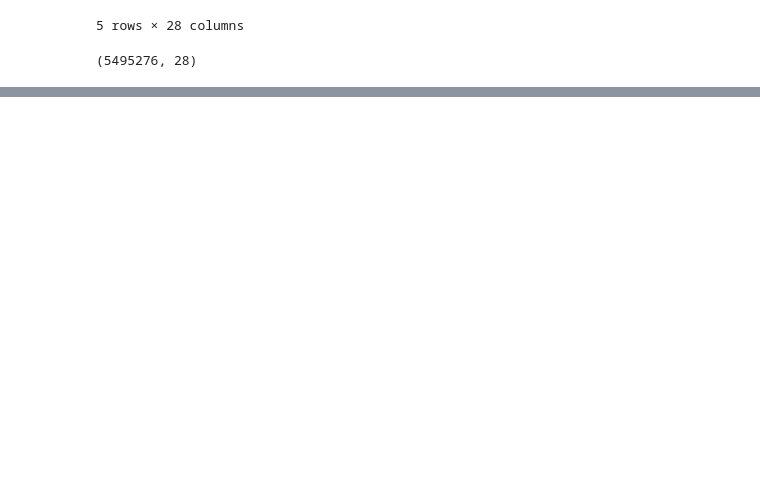
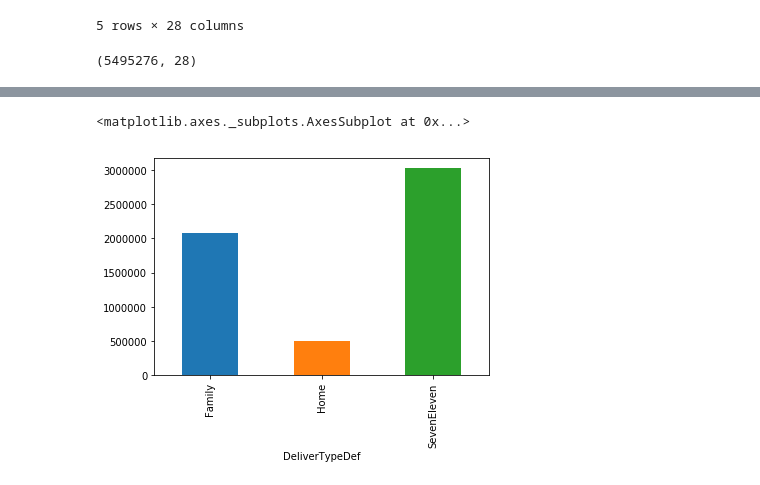
Before and after one commit to YangChunKai/NTUCSX2018, a Jupyter notebook: week1/91APP.ipynb, the cells around one changed output, grey strips where cells are left out. Cells and saved outputs as stored; diff of their text form; code cells hidden in the pictures; blank space fills up the shorter version.

```diff
--- a/week1/91APP.ipynb
+++ b/week1/91APP.ipynb
@@ -32,0 +202,5 @@ df.shape
+# %%
+dataDeliverTypeDef.plot.bar()
+# %% [output]
+<matplotlib.axes._subplots.AxesSubplot at 0x...>
+[figure, added]
```
Also changed, not shown: parts of 15 cells of this notebook.
